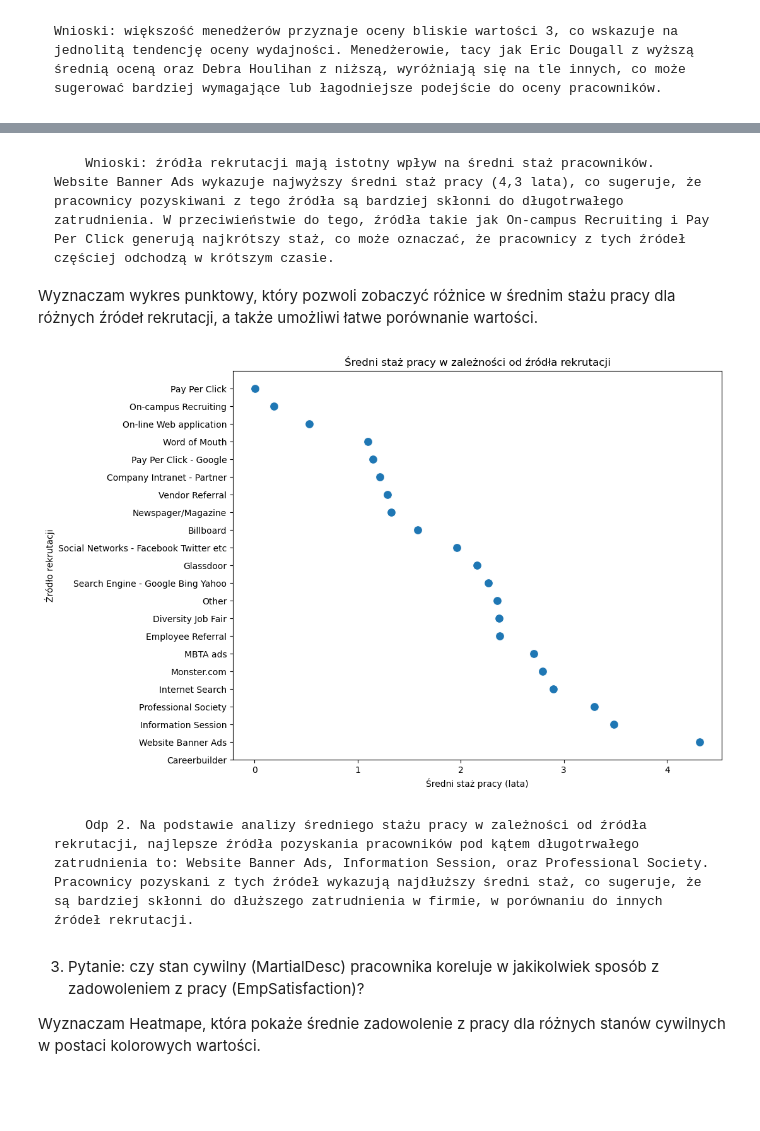
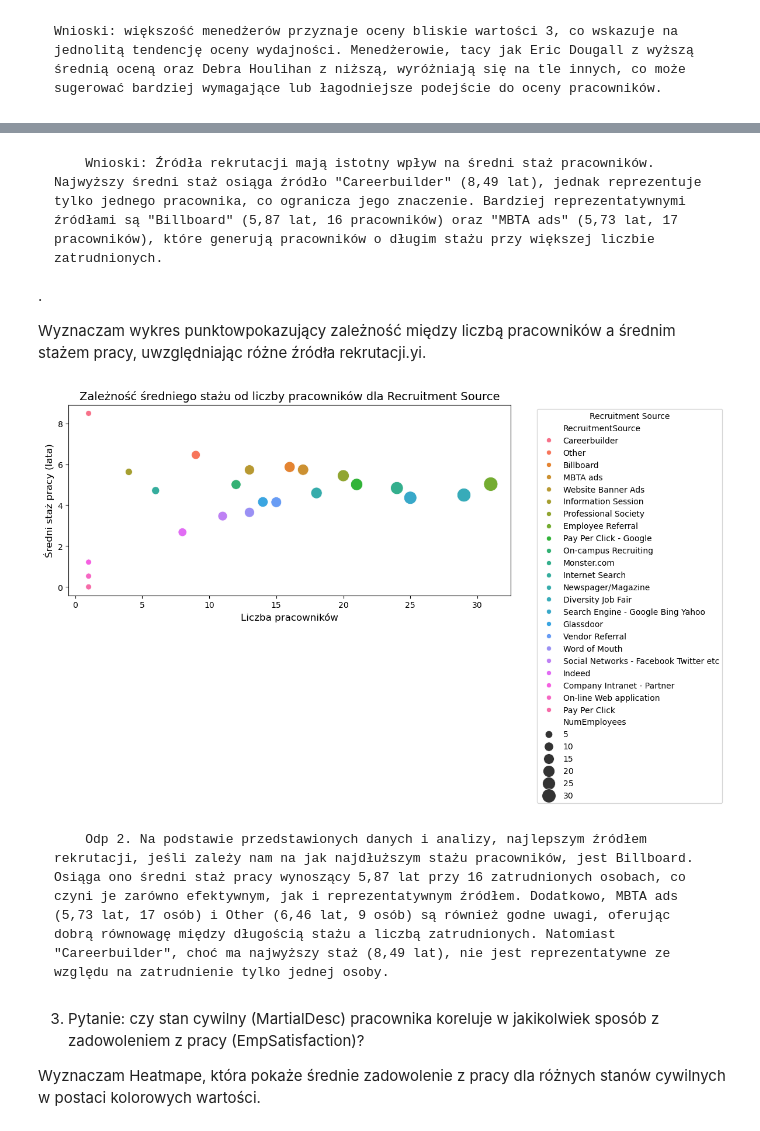
Before and after one commit to Quick-witted-flower/SeabornTask-pl, a Jupyter notebook: AnalizaDanych.ipynb, the cells around one changed output, grey strips where cells are left out. Drawn from its saved outputs; the diff is of its cells as text; code cells hidden in the pictures; blank space fills up the shorter version.

```diff
--- a/AnalizaDanych.ipynb
+++ b/AnalizaDanych.ipynb
@@ -5,18 +5,16 @@ Filtruje, grupuje dane :zostawiam tylko kolumny kluczowe do analizy
 # %%
 import pandas as pd
 
-hr_data = pd.read_csv(r"C:\Users\mnkku\SeabornZadanie\HRDataset (3).csv")
+hr_data = pd.read_csv(r"HRDataset (3).csv")
 
 filtered_data = hr_data[['ManagerName', 'ManagerID', 'PerformanceScore']]
+filtered_data_cleaned = filtered_data.dropna()
 
-missing_values = filtered_data.isnull().sum()
+missing_values = filtered_data_cleaned.isnull().sum()
 print("Liczba brakujących wartości w każdej kolumnie:\n", missing_values)
-
-filtered_data_cleaned = filtered_data.dropna()
 
 print("\nDane po usunięciu braków:\n", filtered_data_cleaned.head())
 
-print("\nLiczba wierszy przed usunięciem braków:", len(filtered_data))
 print("Liczba wierszy po usunięciu braków:", len(filtered_data_cleaned))
 # %% [output]
 Liczba brakujących wartości w każdej kolumnie:
@@ -145,21 +154,29 @@ print(average_tenure_by_source)
 # %% [markdown]
-        Wnioski: źródła rekrutacji mają istotny wpływ na średni staż pracowników. Website Banner Ads wykazuje najwyższy średni staż pracy (4,3 lata), co sugeruje, że pracownicy pozyskiwani z tego źródła są bardziej skłonni do długotrwałego zatrudnienia. W przeciwieństwie do tego, źródła takie jak On-campus Recruiting i Pay Per Click generują najkrótszy staż, co może oznaczać, że pracownicy z tych źródeł częściej odchodzą w krótszym czasie.
+        Wnioski: Źródła rekrutacji mają istotny wpływ na średni staż pracowników. Najwyższy średni staż osiąga źródło "Careerbuilder" (8,49 lat), jednak reprezentuje tylko jednego pracownika, co ogranicza jego znaczenie. Bardziej reprezentatywnymi źródłami są "Billboard" (5,87 lat, 16 pracowników) oraz "MBTA ads" (5,73 lat, 17 pracowników), które generują pracowników o długim stażu przy większej liczbie zatrudnionych.
+.
 
-Wyznaczam wykres punktowy, który pozwoli zobaczyć różnice w średnim stażu pracy dla różnych źródeł rekrutacji, a także umożliwi łatwe porównanie wartości.
+Wyznaczam wykres punktowpokazujący zależność między liczbą pracowników a średnim stażem pracy, uwzględniając różne źródła rekrutacji.yi.
 # %%
-average_tenure_by_source_sorted = average_tenure_by_source.sort_values(by='Tenure', ascending=True)
+plt.figure(figsize=(12, 6))
+sns.scatterplot(
+    x='NumEmployees',
+    y='AvgTenure',
+    hue='RecruitmentSource',
+    size='NumEmployees',
+    sizes=(50, 300),
+    data=tenure_summary
+)
+plt.title('Zależność średniego stażu od liczby pracowników dla Recruitment Source', fontsize=14)
+plt.xlabel('Liczba pracowników', fontsize=12)
+plt.ylabel('Średni staż pracy (lata)', fontsize=12)
 
-plt.figure(figsize=(10, 8))
-sns.scatterplot(x='Tenure', y='RecruitmentSource', data=average_tenure_by_source_sorted, s=100)
-
-plt.title("Średni staż pracy w zależności od źródła rekrutacji")
-plt.xlabel("Średni staż pracy (lata)")
-plt.ylabel("Źródło rekrutacji")
+plt.legend(bbox_to_anchor=(1.05, 1), loc='upper left', title='Recruitment Source')
+plt.tight_layout()
 plt.show()
 # %% [output]
-[figure, old version]
+[figure, new version]
 # %% [markdown]
-        Odp 2. Na podstawie analizy średniego stażu pracy w zależności od źródła rekrutacji, najlepsze źródła pozyskania pracowników pod kątem długotrwałego zatrudnienia to: Website Banner Ads, Information Session, oraz Professional Society. Pracownicy pozyskani z tych źródeł wykazują najdłuższy średni staż, co sugeruje, że są bardziej skłonni do dłuższego zatrudnienia w firmie, w porównaniu do innych źródeł rekrutacji.
+        Odp 2. Na podstawie przedstawionych danych i analizy, najlepszym źródłem rekrutacji, jeśli zależy nam na jak najdłuższym stażu pracowników, jest Billboard. Osiąga ono średni staż pracy wynoszący 5,87 lat przy 16 zatrudnionych osobach, co czyni je zarówno efektywnym, jak i reprezentatywnym źródłem. Dodatkowo, MBTA ads (5,73 lat, 17 osób) i Other (6,46 lat, 9 osób) są również godne uwagi, oferując dobrą równowagę między długością stażu a liczbą zatrudnionych. Natomiast "Careerbuilder", choć ma najwyższy staż (8,49 lat), nie jest reprezentatywne ze względu na zatrudnienie tylko jednej osoby.
 # %% [markdown]
 3. Pytanie: czy stan cywilny (MartialDesc) pracownika koreluje w jakikolwiek sposób z zadowoleniem z pracy (EmpSatisfaction)?
 
```
Also changed, not shown: parts of 5 cells of this notebook.
